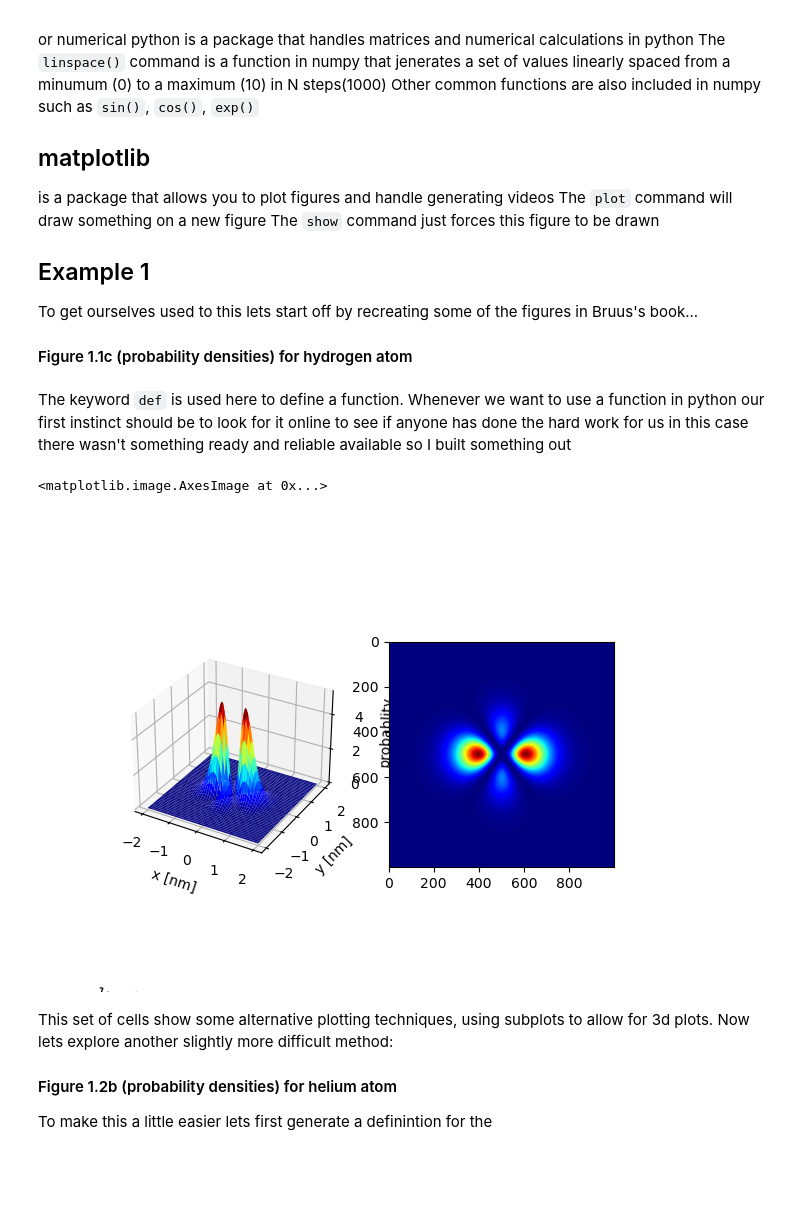
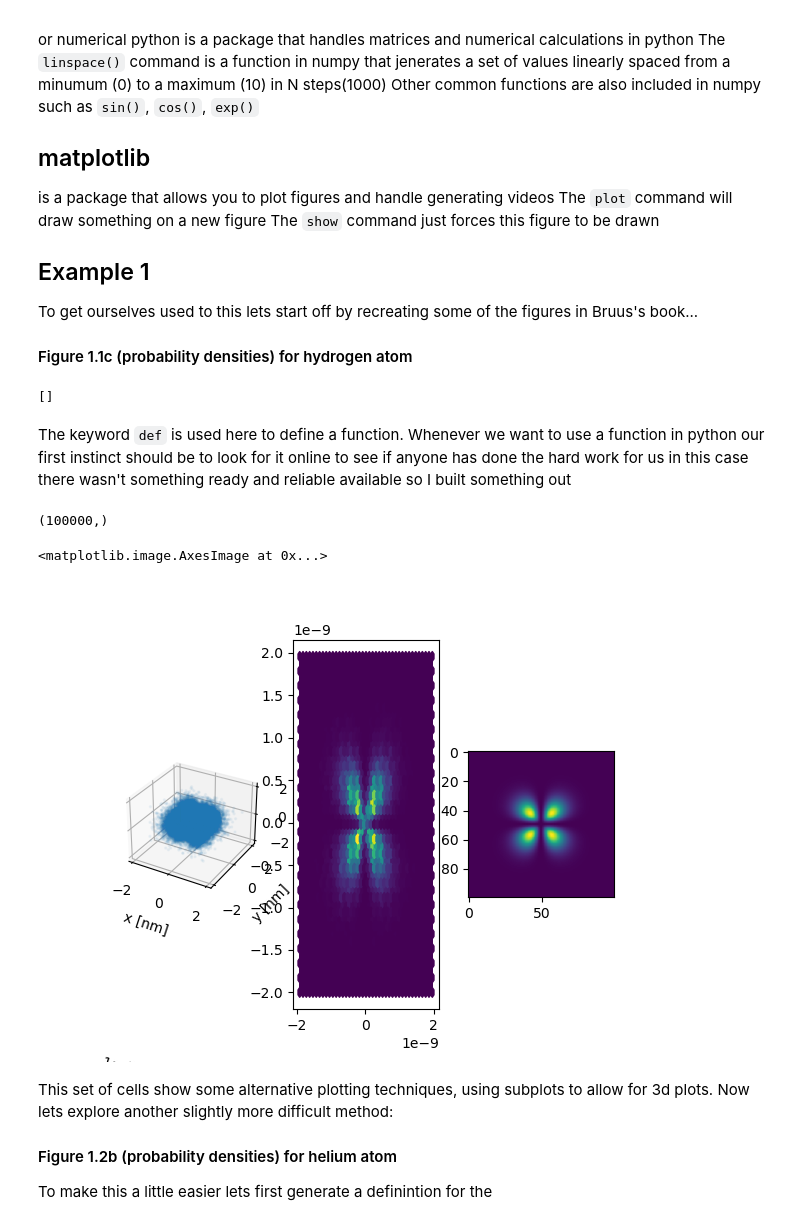
Before and after one commit to MTLphys/ManyBodyTheory, a Jupyter notebook: Class 1 Fundamentals of Python/FirstPrinciples.ipynb, the cells around one changed output. Drawn from its saved outputs; the diff is of its cells as text; code cells hidden in the pictures; blank space fills up the shorter version.

Commit message:
Updating First Principles to include probability cloud

```diff
--- a/Class 1 Fundamentals of Python/FirstPrinciples.ipynb
+++ b/Class 1 Fundamentals of Python/FirstPrinciples.ipynb
@@ -60,32 +93,51 @@ def coulomb_funct(r,n,l,Z):
+# %%
+x = np.linspace(-2e-9,2e-9,30)
+
+plt.plot()
+# %% [output]
+[]
 # %% [markdown]
 The keyword `def` is used here to define a function. Whenever we want to use a function in python our first instinct should be to look for it online to see if anyone has done the hard work for us in this case there wasn't something ready and reliable available so I built something out
-# %%
-n = 4
-l = 2
-m = 0
-#generate x y coordinate space
-x = np.linspace(-2e-9,2e-9,1000)
-y = np.linspace(-2e-9,2e-9,1000)
-#generate meshgrid overlay for that coordinate space
-X,Y = np.meshgrid(x,y)
-
-#create
-fig =plt.figure()
-ax1 = fig.add_subplot(1,2,1,projection = '3d')
-ax2 = fig.add_subplot(1,2,2)
-r= np.sqrt(X**2+Y**2)
-th = 0*X
-phi = np.sign(Y)*np.arccos(X/r)
-rphiHy = coulomb_funct(r,n,l,1)*s.sph_harm(m,l,th,phi)
-prob = np.abs(rphiHy)**2
-ax1.plot_surface(X,Y,prob,cmap='jet')
-ax1.set_xlabel('x [nm]')
-ax1.set_ylabel('y [nm]')
-ax1.set_zlabel('probablity')
-ax2.imshow(prob,cmap='jet')
-# %% [output]
-<matplotlib.image.AxesImage at 0x...>
-[figure, removed]
+# %%
+#set the quantum numbers for the system
+n = 4
+l = 2
+m = 1
+#generate x y coordinate space
+x = np.linspace(-2e-9,2e-9,100)
+y = np.linspace(-2e-9,2e-9,100)
+z = np.linspace(-2e-9,2e-9,100)
+#generate meshgrid overlay for that coordinate space
+
+#create a figure to draw the plot on
+fig =plt.figure()
+fig.clear()
+ax1 = fig.add_subplot(1,3,1,projection = '3d') #add sub axes to the figure
+ax2 = fig.add_subplot(1,3,2)
+ax3 = fig.add_subplot(1,3,3)
+#Scipy inexplicibly uses th as azimuth, which I took personally
+probability = [prob(xi,yi,zi,n,l,m,1) for xi in x for yi in y for zi in z]
+coord = [str((xi,yi,zi)) for xi in x for yi in y for zi in z]
+probability= probability/np.sum(probability)
+cxyz = np.random.choice(coord,size=100000,replace=True,p=probability)
+print(cxyz.shape)
+elem_mat = [i.split(',') for i in cxyz]
+elem_mat = np.matrix(elem_mat)
+X=[float(i.item()[1:]) for i in elem_mat[:,0]]
+Y=[float(i.item()) for i in elem_mat[:,1]]
+Z=[float(i.item()[0:-1]) for i in elem_mat[:,2]]
+ax1.scatter(X,Y,Z,alpha=.05,s=2)
+ax1.set_xlabel('x [nm]')
+ax1.set_ylabel('y [nm]')
+ax1.set_zlabel('z [nm]')
+ax2.hexbin(X,Y,gridsize=40)
+
+XX,YY  = np.meshgrid(x,y)
+ax3.imshow(prob(XX,YY,0,n,l,m,1))
+# %% [output]
+(100000,)
+<matplotlib.image.AxesImage at 0x...>
+[figure, added]
 # %% [markdown]
 This set of cells show some alternative plotting techniques, using subplots to allow for 3d plots.
 Now lets explore another slightly more difficult method:
```
Also changed, not shown: parts of 8 cells of this notebook.
